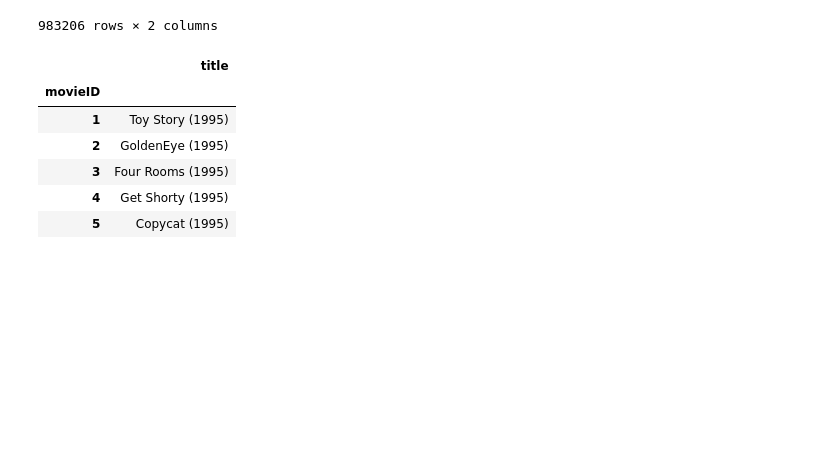
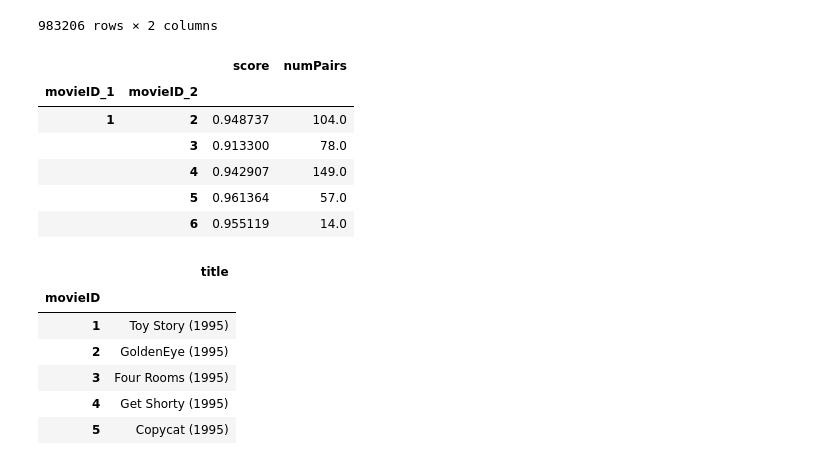
Before and after one commit to jm2garrido/recommender-dask, a Jupyter notebook: similarityDask.ipynb, the cells around one changed output. Cells and saved outputs as stored; diff of their text form; code cells hidden in the pictures; blank space fills up the shorter version.

```diff
--- a/similarityDask.ipynb
+++ b/similarityDask.ipynb
@@ -142,7 +125,17 @@ def computeCosineSimilarity(ratingPairs):
 
     return pd.Series({"score":score, "numPairs":ratingPairs.shape[0]})
 # %%
-moviePairSimilarities = moviePairRatings.apply(computeCosineSimilarity)
+moviePairSimilarities = moviePairRatings.apply(computeCosineSimilarity, meta={'score': 'f8', 'numPairs': 'i4'})
+
+moviePairSimilarities.compute().head()
+# %% [output]
+|  |  | score | numPairs |
+| movieID_1 | movieID_2 |  |  |
+| 1 | 2 | 0.948737 | 104.0 |
+|  | 3 | 0.913300 | 78.0 |
+|  | 4 | 0.942907 | 149.0 |
+|  | 5 | 0.961364 | 57.0 |
+|  | 6 | 0.955119 | 14.0 |
 # %%
 movieNames = pd.read_table("ml-100k/u.item",names = ["movieID","title"],usecols = ["movieID","title"],
                     sep ="|",index_col = "movieID", encoding = "cp1252")
```
Also changed, not shown: parts of 10 cells of this notebook, 4 other files.
